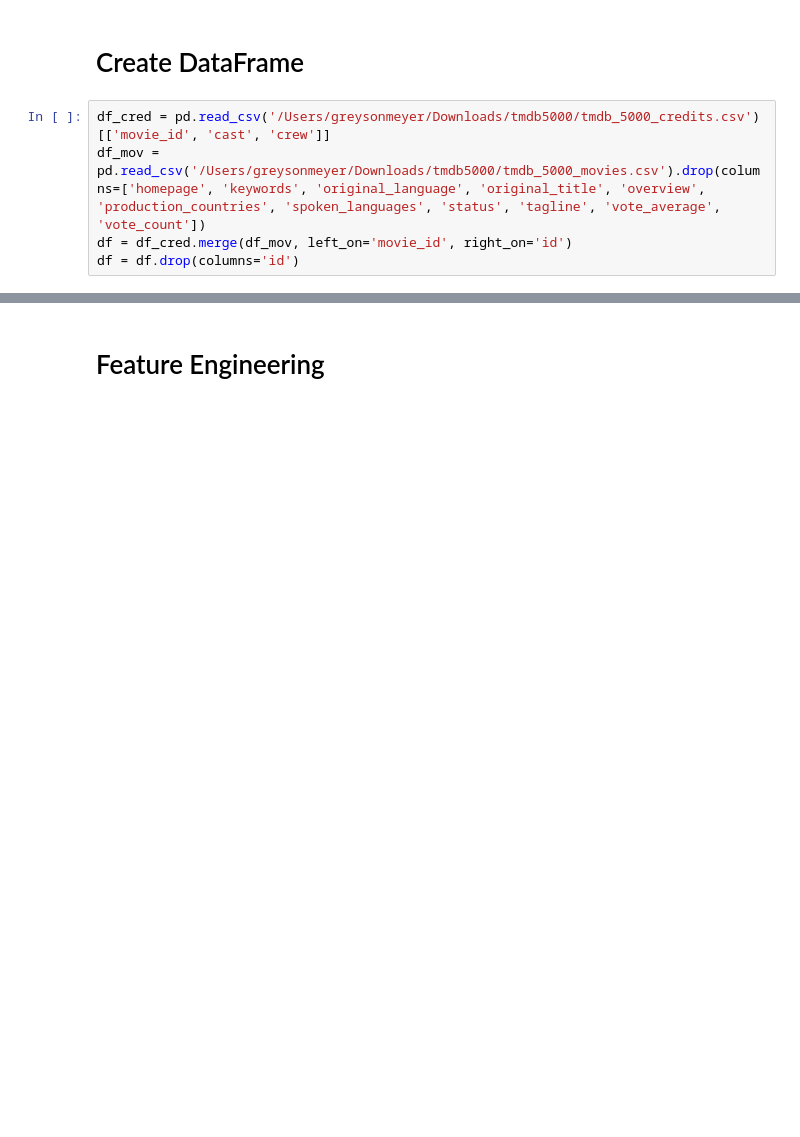
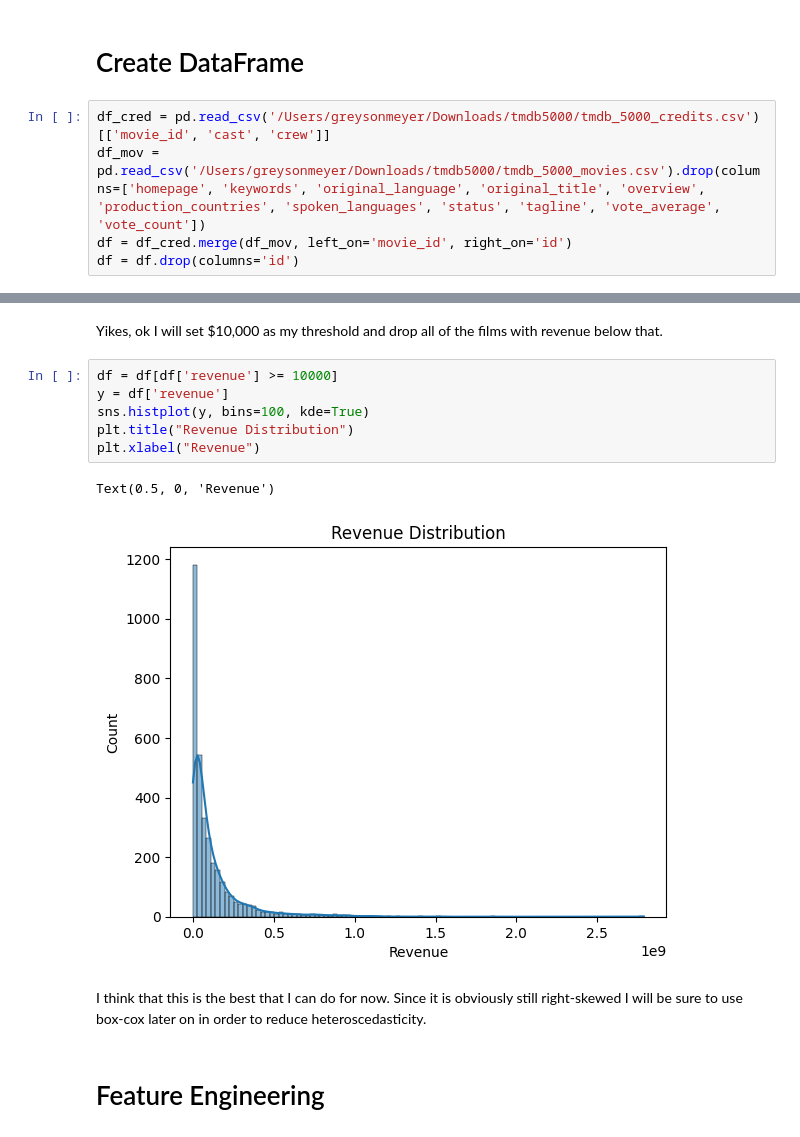
Before and after one commit to GreysonPMeyer/Film_Revenue_Predictions, a Jupyter notebook: feature_engineering.ipynb, the cells around one changed output, grey strips where cells are left out. Saved outputs shown, nothing was run; the diff lists cells and outputs as text; blank space fills up the shorter version.

```diff
--- a/feature_engineering.ipynb
+++ b/feature_engineering.ipynb
@@ -17,3 +62,16 @@ df = df.drop(columns='id')
+# %% [markdown]
+Yikes, ok I will set $10,000 as my threshold and drop all of the films with revenue below that.
+# %%
+df = df[df['revenue'] >= 10000]
+y = df['revenue']
+sns.histplot(y, bins=100, kde=True)
+plt.title("Revenue Distribution")
+plt.xlabel("Revenue")
+# %% [output]
+Text(0.5, 0, 'Revenue')
+[figure, added]
+# %% [markdown]
+I think that this is the best that I can do for now. Since it is obviously still right-skewed I will be sure to use box-cox later on in order to reduce heteroscedasticity.
 # %% [markdown]
 # Feature Engineering
 # %% [markdown]
```
Also changed, not shown: parts of 20 cells of this notebook, 1 other file.
